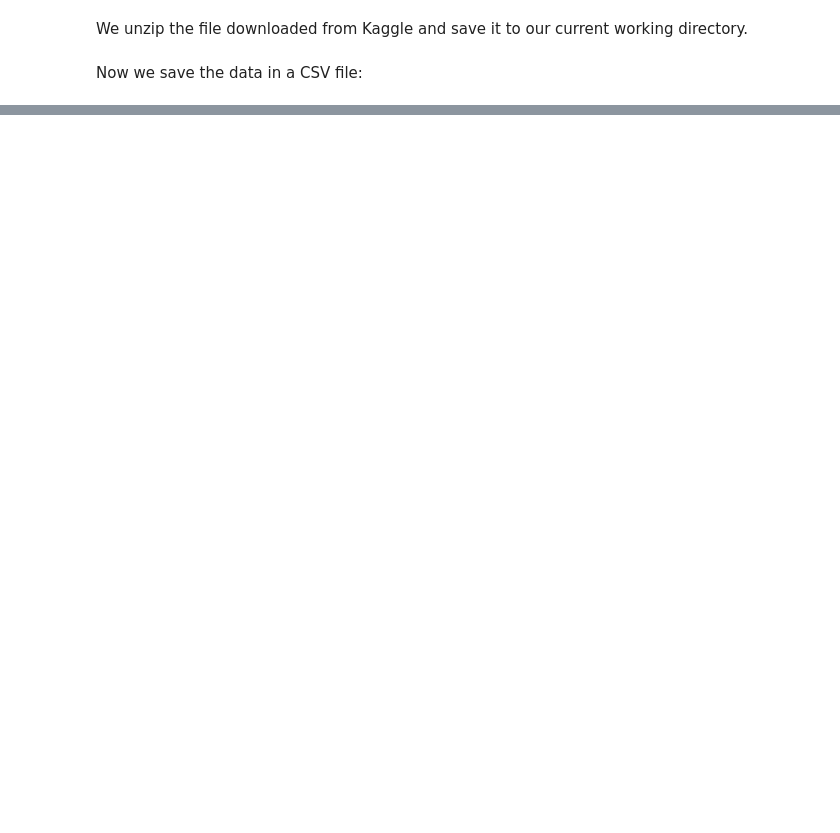
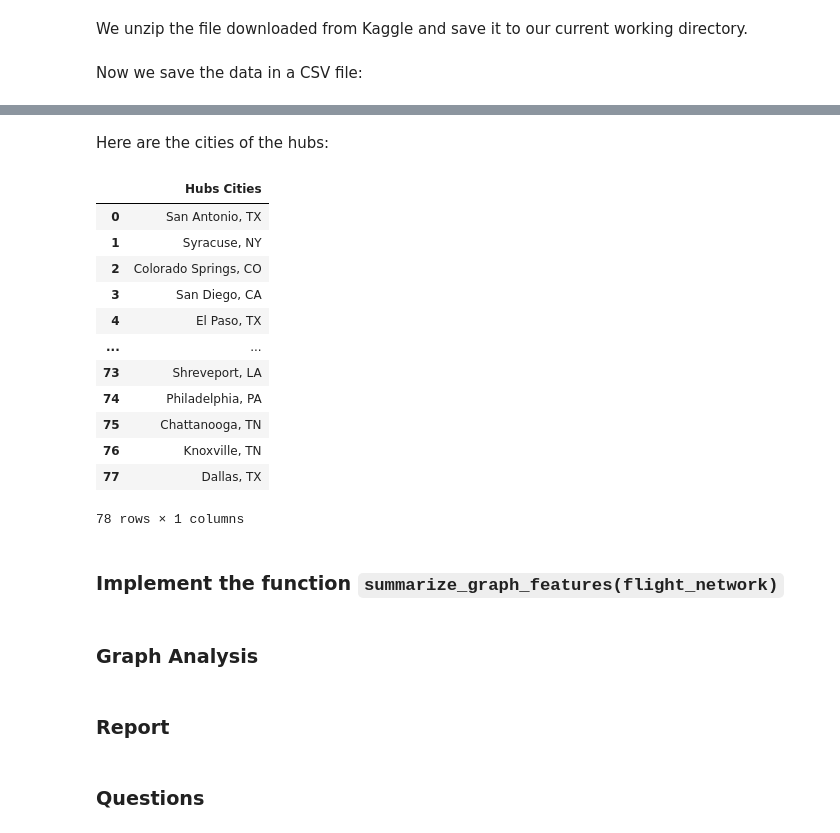
Before and after one commit to gmaurer08/ADM-HW5, a Jupyter notebook: main.ipynb, the cells around one changed output, grey strips where cells are left out. Saved outputs shown, nothing was run; the diff lists cells and outputs as text; code cells hidden in the pictures; blank space fills up the shorter version.

````diff
--- a/main.ipynb
+++ b/main.ipynb
@@ -52,0 +494,48 @@ df.head()
+# %%
+# Dictionary that maps codes to cities
+code_to_city_dict = defaultdict(str)
+
+# Populate code_to_city_dict
+for idx in range(df2.shape[0]):
+    # Origin code and city of the row
+    origin_code = df2['Origin_airport'].iloc[idx]
+    origin_city = df2['Origin_city'].iloc[idx]
+    # Destination code and city of the row
+    destination_code = df2['Destination_airport'].iloc[idx]
+    destination_city = df2['Destination_city'].iloc[idx]
+    # Add values to dictionary (if not already present)
+    if origin_code not in code_to_city_dict.keys():
+        code_to_city_dict[origin_code] = origin_city
+    if destination_code not in code_to_city_dict.keys():
+        code_to_city_dict[destination_code] = destination_city
+# %% [markdown]
+Here are the cities of the hubs:
+# %%
+# List of cities with hubs
+hubs_cities = [code_to_city_dict[hub] for hub in hubs]
+
+# Display these cities in a DataFrame
+hubs_cities_df = pd.DataFrame(hubs_cities, columns=['Hubs Cities'])
+display(hubs_cities_df)
+# %% [output]
+|  | Hubs Cities |
+| 0 | San Antonio, TX |
+| 1 | Syracuse, NY |
+| 2 | Colorado Springs, CO |
+| 3 | San Diego, CA |
+| 4 | El Paso, TX |
+| ... | ... |
+| 73 | Shreveport, LA |
+| 74 | Philadelphia, PA |
+| 75 | Chattanooga, TN |
+| 76 | Knoxville, TN |
+| 77 | Dallas, TX |
+78 rows × 1 columns
+# %% [markdown]
+### Implement the function ```summarize_graph_features(flight_network)```
+# %% [markdown]
+### Graph Analysis
+# %% [markdown]
+### Report
+# %% [markdown]
+### Questions
````
Also changed, not shown: parts of 43 cells of this notebook.
